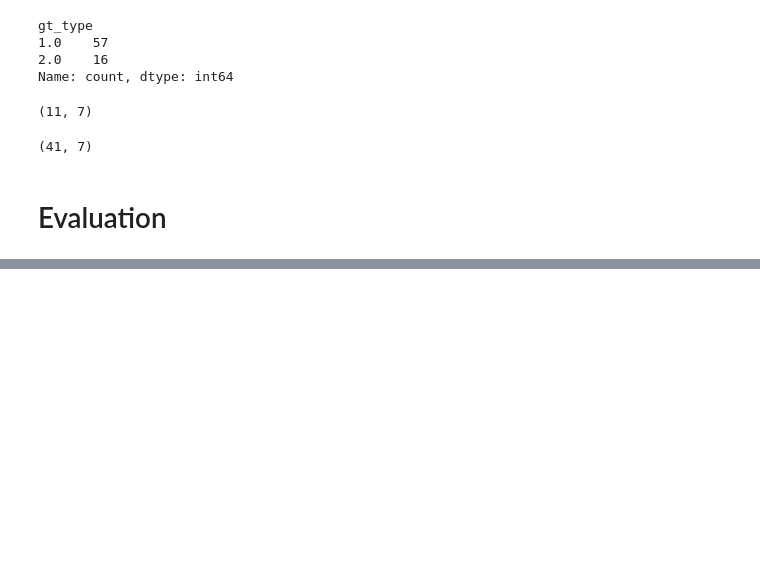
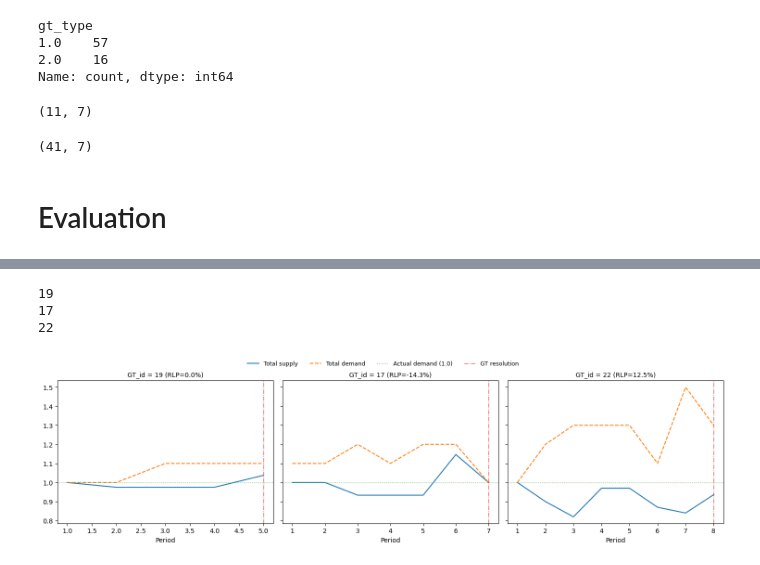
Before and after one commit to Lemutisme/Sortage_Management, a Jupyter notebook: data/data_preprocess.ipynb, the cells around one changed output, grey strips where cells are left out. Drawn from its saved outputs; the diff is of its cells as text; code cells hidden in the pictures; blank space fills up the shorter version.

```diff
--- a/data/data_preprocess.ipynb
+++ b/data/data_preprocess.ipynb
@@ -252,0 +400,78 @@ t_sim
+# %%
+# List of scenarios to plot
+best_examples = ["gt_id_19", "gt_id_17", "gt_id_22"]
+
+# Grab the default color cycle
+cycle = plt.rcParams['axes.prop_cycle'].by_key()['color']
+supply_color = cycle[0]    # blue-ish
+demand_color = cycle[1]    # orange-ish
+actual_color = cycle[2]    # green-ish
+gt_color     = cycle[3]    # red-ish
+
+# Create a 1×N horizontal subplot layout
+fig, axes = plt.subplots(1, len(best_examples),
+                         figsize=(5 * len(best_examples), 4),
+                         sharey=True)
+
+for ax, sim_id in zip(axes, best_examples):
+    # Extract data
+    df = sim_df[sim_df["scenario"] == sim_id].sort_values("trajectory_period")
+    gt  = meta.loc[meta["scenario"] == sim_id, "t_gt"].iloc[0]
+    rlp = meta.loc[meta["scenario"] == sim_id, "rlp"].iloc[0]
+
+    # Plot with softer/default palette
+    ax.plot(df["trajectory_period"] + 1,
+            df["trajectory_total_supply"],
+            linestyle='-',
+            linewidth=1.5,
+            label='Total supply',
+            color=supply_color)
+
+    ax.plot(df["trajectory_period"] + 1,
+            df["trajectory_total_demand"],
+            linestyle='--',
+            linewidth=1.5,
+            label='Total demand',
+            color=demand_color)
+
+    # Horizontal & vertical reference lines
+    ax.axhline(1.0,
+               linestyle=':',
+               linewidth=1,
+               label='Actual demand (1.0)',
+               color=actual_color,
+               alpha=0.8)
+
+    ax.axvline(gt,
+               linestyle='-.',
+               linewidth=1,
+               label='GT resolution',
+               color=gt_color,
+               alpha=0.8)
+
+    # Titles & labels
+    print(sim_id.split("_")[-1])
+    ax.set_title(f"GT_id = {sim_id.split('_')[-1]} (RLP={rlp:.1f}%)", fontsize=10)
+    ax.set_xlabel("Period", fontsize=10)
+
+# Shared legend, nudged above the plots
+handles, labels = axes[0].get_legend_handles_labels()
+fig.legend(
+    handles, labels,
+    loc='upper center',
+    bbox_to_anchor=(0.5, 1.05),  # x=0.5 center, y=1.15 above the top
+    ncol=4,
+    frameon=False,
+    fontsize=9
+)
+
+# Give more room at the top so the legend doesn’t overlap
+fig.subplots_adjust(top=0.15, wspace=0.3)
+
+plt.tight_layout()
+plt.show()
+# %% [output]
+19
+17
+22
+[figure, added]
```
Also changed, not shown: parts of 31 cells of this notebook, 14 other files.
